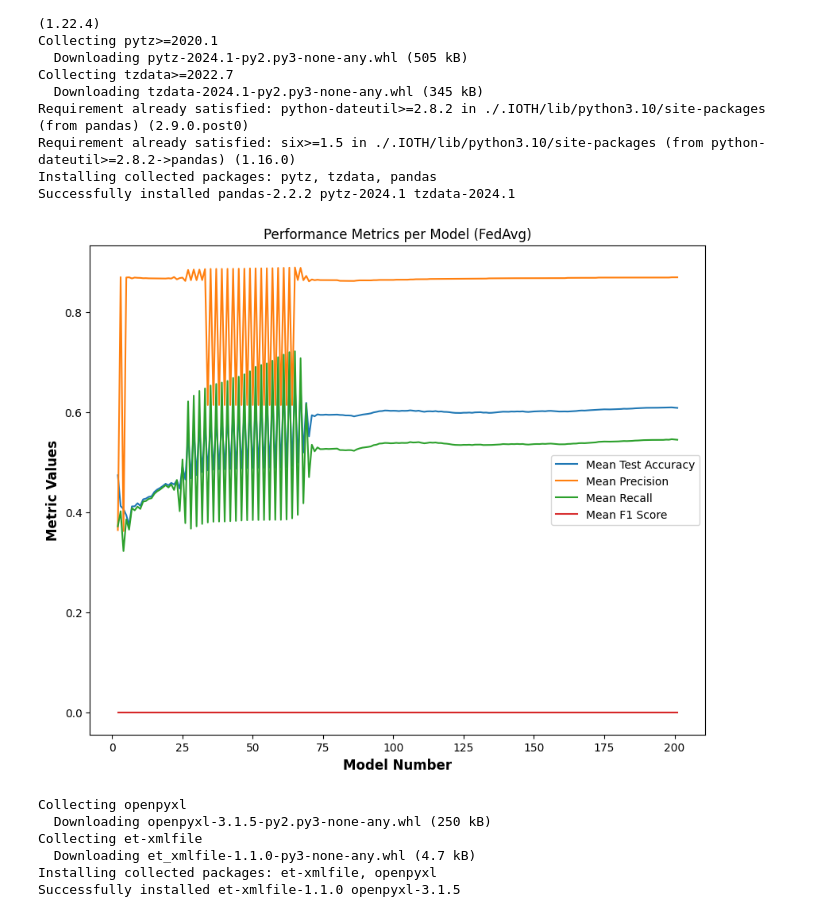
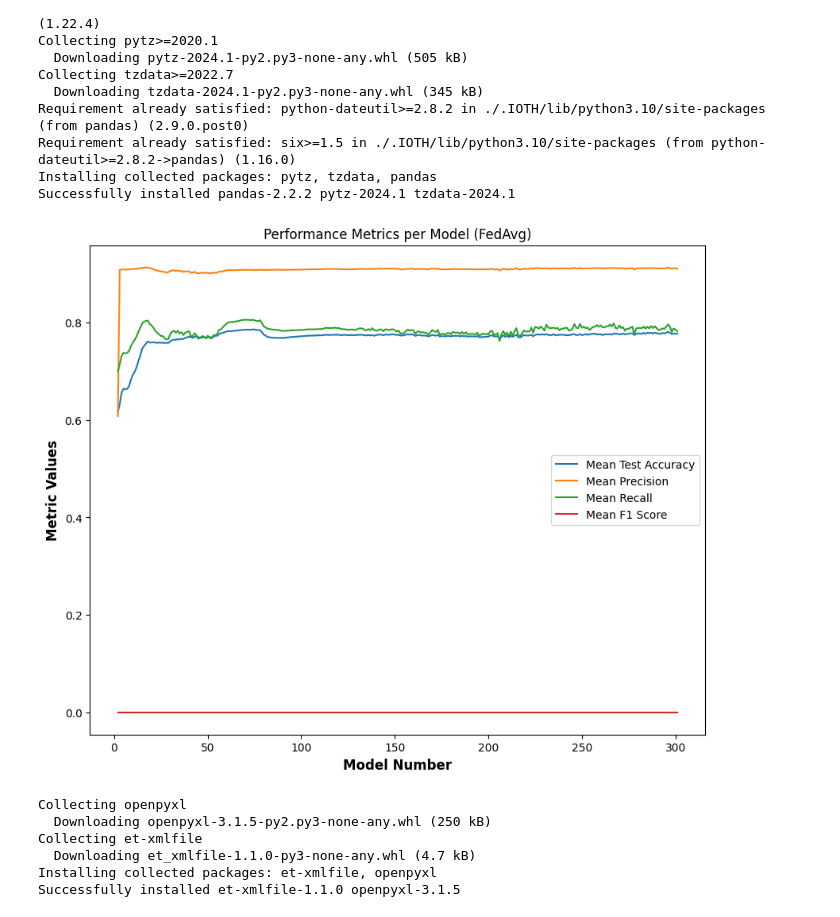
Before and after one commit to atefeharemian/fedn, a Jupyter notebook: examples/IOT/API_Example.ipynb, the cells around one changed output. Cells and saved outputs as stored; diff of their text form; code cells hidden in the pictures.

Commit message:
epoch:10-300 round

```diff
--- a/examples/IOT/API_Example.ipynb
+++ b/examples/IOT/API_Example.ipynb
@@ -123,7 +123,7 @@ import matplotlib.pyplot as plt
 import pandas as pd
 
 # Assuming 'client' is predefined and has the necessary methods
-session_id = "experiment002"
+session_id = "experiment001"
 models = client.get_model_trail()  # Ensure this function exists and is correctly named
 
 acc = []
@@ -152,34 +152,34 @@ for model in models:
     f1_scores.append(f1)
 
 mean_acc = [np.mean(x) for x in acc]
 mean_precisions = [np.mean(x) for x in precisions]
 mean_recalls = [np.mean(x) for x in recalls]
 mean_f1_scores = [np.mean(x) for x in f1_scores]
 
 # Plotting all metrics
 x = range(1, len(mean_acc)+1)
 plt.figure(figsize=(10, 8))
 plt.plot(x, mean_acc, label='Mean Test Accuracy')
 plt.plot(x, mean_precisions, label='Mean Precision')
 plt.plot(x, mean_recalls, label='Mean Recall')
 plt.plot(x, mean_f1_scores, label='Mean F1 Score')
 
 plt.xlabel('Model Number', fontdict={'fontsize': 12, 'fontweight': 'bold'})
 plt.ylabel('Metric Values', fontdict={'fontsize': 12, 'fontweight': 'bold'})
 plt.title('Performance Metrics per Model (FedAvg)')
 plt.legend()
-plt.savefig('model_metrics_plot_test_300R_epoch10_B256.png')  # Save the plot
+plt.savefig('model_metrics_plot_test_300R_epoch10_B128_LR0001.png')  # Save the plot
 plt.show()
 
 # Saving metrics to CSV
 data = {
     'Mean Test Accuracy': mean_acc,
     'Mean Precision': mean_precisions,
     'Mean Recall': mean_recalls,
     'Mean F1 Score': mean_f1_scores
 }
 df = pd.DataFrame(data)
-df.to_csv('model_metrics_test_300_epoch10_B256.csv', index=False)
+df.to_csv('model_metrics_test_300_epoch10_B128_LR0001.csv', index=False)
 # %% [output]
-[figure, old version]
+[figure, new version]
 # %%
```
Also changed, not shown: parts of 6 cells of this notebook, 7 other files.
